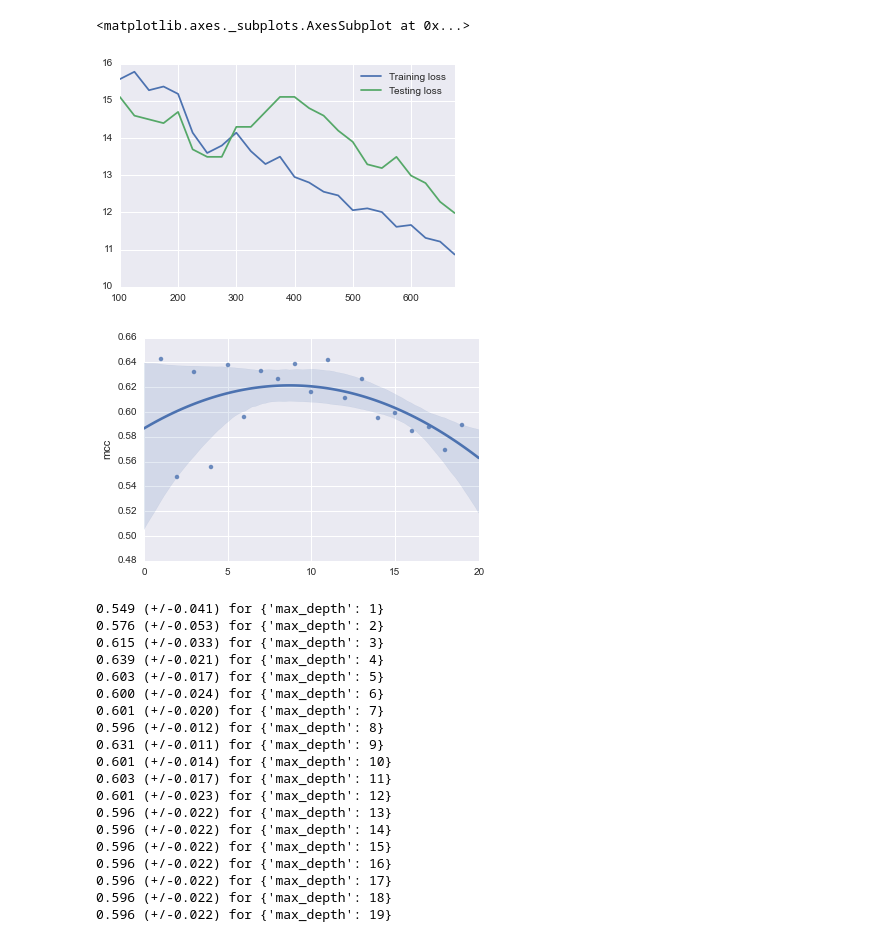
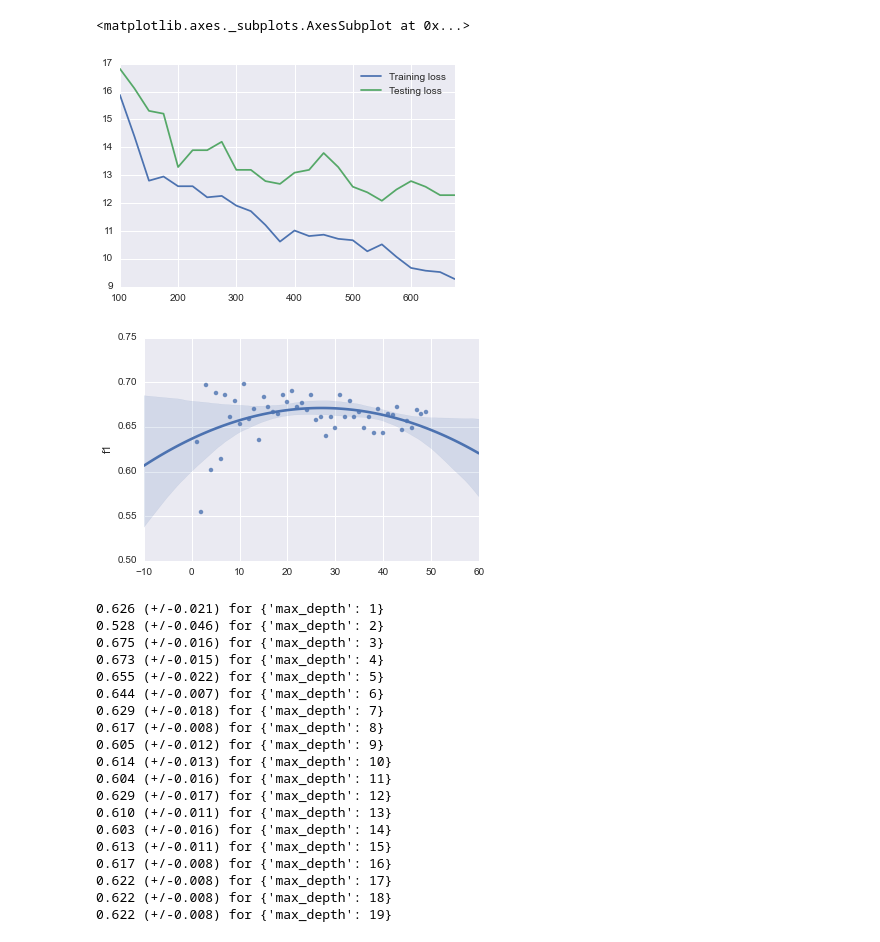
Before and after one commit to wds360/machineLearning, a Jupyter notebook: supervisedLearning/parkinsonsTelemonitoring.ipynb, the cells around one changed output. Saved outputs shown, nothing was run; the diff lists cells and outputs as text; code cells hidden in the pictures.

Commit message:
standardscaler preprocess

```diff
--- a/supervisedLearning/parkinsonsTelemonitoring.ipynb
+++ b/supervisedLearning/parkinsonsTelemonitoring.ipynb
@@ -13,6 +13,7 @@ import numpy as np
 import seaborn as sns
 
 # import data preprocessing, cross validaiton & classifier libs
+from sklearn.preprocessing import StandardScaler
 from sklearn.cross_validation import train_test_split
 from sklearn.grid_search import GridSearchCV
 from sklearn.neighbors import KNeighborsClassifier
@@ -32,6 +33,7 @@ rand_state = np.random.RandomState(32)
 # maps all n x f samples from each participants to a summarized feature vector
 # of size 1 x (f * summary_dimensions) where summary_dimensions are central tendancy and dispertion metrics
 summarize_subjects = False
+apply_standard_scaler = True
 # %%
 #set paths to datasets
 train_data = 'train_data.txt'
@@ -81,9 +83,15 @@ updrs = df['UPDRS']
 # split data into train and test sets
 X_train, X_test, y_train, y_test = train_test_split(X, y, test_size=0.33)
 
+if apply_standard_scaler:
+    # fit a standardScaler to normalize all input to zero mean and unit variance
+    scaler = StandardScaler().fit(X_train)
+    X_train = pd.DataFrame(scaler.transform(X_train), columns = X_train.columns)
+    X_test = pd.DataFrame(scaler.transform(X_test), columns = X_test.columns)
+
 # init containers for collecting stats comparing the top algorithm from each class (knn,dtree,ANN...)
 algorithm_list = ['k-Nearest Neighbors', 'Decision Tree', 'Boosted Tree', 'Support Vector Machine', 'Neural Network']
-algorithm_performance = pd.DataFrame(index=algorithm_list,columns=['mcc','precision','recall','accuracy'])
+algorithm_performance = pd.DataFrame(index=algorithm_list,columns=['f1','precision','recall','accuracy'])
 # %%
 # run KNN for different training set sizes, compare [ loss(train), loss(test) ]
 n_training = range(100,y_train.shape[0],25)
@@ -104,31 +112,31 @@ for n in n_training:
 knn_performance.plot()
 # %% [output]
 <matplotlib.axes._subplots.AxesSubplot at 0x...>
-[figure, old version]
+[figure, new version]
 # %%
 # run KNN for different values of k
-k_range = range(1,20)
-knn_performance = pd.DataFrame(index=k_range, columns=['mcc','precision','recall','accuracy'])
+k_range = range(1,50)
+knn_performance = pd.DataFrame(index=k_range, columns=['f1','precision','recall','accuracy'])
 
 for k in k_range:
     knn = KNeighborsClassifier(n_neighbors=k)
     knn.fit(X_train, y_train)
     y_pred = knn.predict(X_test)
 
-    knn_performance.loc[k] = {'mcc' : f1_score(y_test, y_pred),
+    knn_performance.loc[k] = {'f1' : f1_score(y_test, y_pred),
                               'precision' : precision_score(y_test, y_pred),
                               'recall' : recall_score(y_test, y_pred),
                               'accuracy' : accuracy_score(y_test, y_pred)}
 
 # add the best scores for the algorithm to the performance dataframe
 algorithm_performance.loc['k-Nearest Neighbors'] = {col_name : np.max(col)
                                                     for col_name, col in
                                                     knn_performance.transpose().iterrows()}
 
 # plot mcc(k)
-knn_plot = sns.regplot(x=knn_performance.index.get_values(), y='mcc', data=knn_performance, order=2)
+knn_plot = sns.regplot(x=knn_performance.index.get_values(), y='f1', data=knn_performance, order=2)
 # %% [output]
-[figure, old version]
+[figure, new version]
 # %%
 # determine optimal pruning for the decision trees using cross-validation grid-search on max_depth
 depth_range = range(1,20)
@@ -147,25 +155,25 @@ for params, mean_score, scores in tree_gs.grid_scores_:
 # save the best tree for further analysis
 best_tree = tree_gs.best_estimator_
 # %% [output]
-0.549 (+/-0.041) for {'max_depth': 1}
-0.576 (+/-0.053) for {'max_depth': 2}
-0.615 (+/-0.033) for {'max_depth': 3}
-0.639 (+/-0.021) for {'max_depth': 4}
-0.603 (+/-0.017) for {'max_depth': 5}
-0.600 (+/-0.024) for {'max_depth': 6}
-0.601 (+/-0.020) for {'max_depth': 7}
-0.596 (+/-0.012) for {'max_depth': 8}
-0.631 (+/-0.011) for {'max_depth': 9}
-0.601 (+/-0.014) for {'max_depth': 10}
-0.603 (+/-0.017) for {'max_depth': 11}
-0.601 (+/-0.023) for {'max_depth': 12}
-0.596 (+/-0.022) for {'max_depth': 13}
-0.596 (+/-0.022) for {'max_depth': 14}
-0.596 (+/-0.022) for {'max_depth': 15}
-0.596 (+/-0.022) for {'max_depth': 16}
-0.596 (+/-0.022) for {'max_depth': 17}
-0.596 (+/-0.022) for {'max_depth': 18}
-0.596 (+/-0.022) for {'max_depth': 19}
+0.626 (+/-0.021) for {'max_depth': 1}
+0.528 (+/-0.046) for {'max_depth': 2}
+0.675 (+/-0.016) for {'max_depth': 3}
+0.673 (+/-0.015) for {'max_depth': 4}
+0.655 (+/-0.022) for {'max_depth': 5}
+0.644 (+/-0.007) for {'max_depth': 6}
+0.629 (+/-0.018) for {'max_depth': 7}
+0.617 (+/-0.008) for {'max_depth': 8}
+0.605 (+/-0.012) for {'max_depth': 9}
+0.614 (+/-0.013) for {'max_depth': 10}
+0.604 (+/-0.016) for {'max_depth': 11}
+0.629 (+/-0.017) for {'max_depth': 12}
+0.610 (+/-0.011) for {'max_depth': 13}
+0.603 (+/-0.016) for {'max_depth': 14}
+0.613 (+/-0.011) for {'max_depth': 15}
+0.617 (+/-0.008) for {'max_depth': 16}
+0.622 (+/-0.008) for {'max_depth': 17}
+0.622 (+/-0.008) for {'max_depth': 18}
+0.622 (+/-0.008) for {'max_depth': 19}
 # %%
 # visualizes the optimal tree
 print best_tree
```
Also changed, not shown: parts of 2 cells of this notebook, 2 other files.
